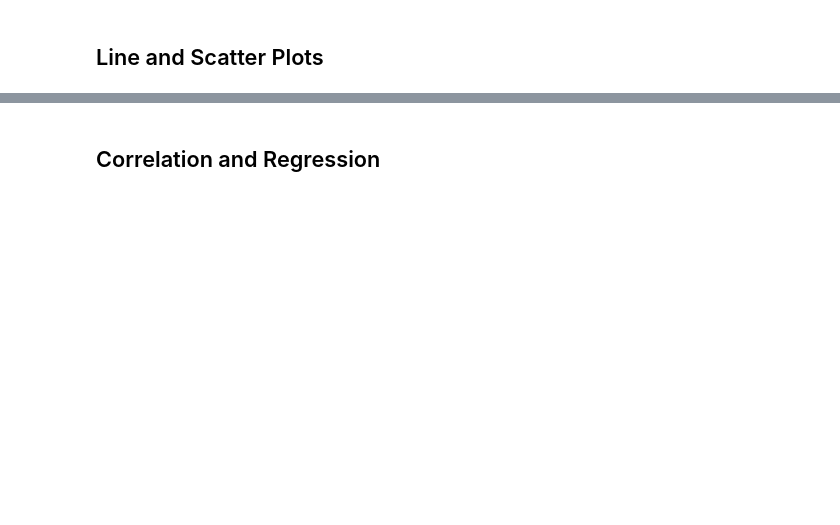
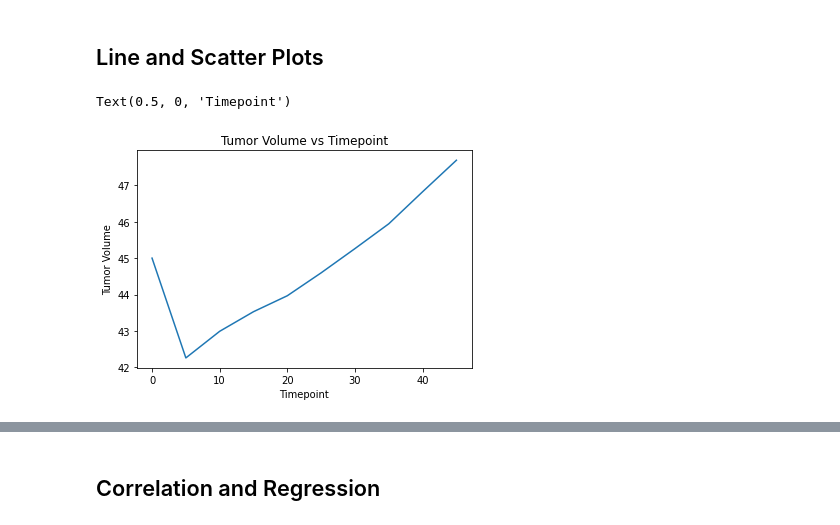
Before and after one commit to joelox87/matplotlib-challenge, a Jupyter notebook: pymaceuticals.ipynb, the cells around one changed output, grey strips where cells are left out. Saved outputs shown, nothing was run; the diff lists cells and outputs as text; code cells hidden in the pictures; blank space fills up the shorter version.

```diff
--- a/pymaceuticals.ipynb
+++ b/pymaceuticals.ipynb
@@ -232,0 +338,17 @@ plt.pie(distribution)
+# %%
+# Generate a line plot of tumor volume vs. time point for a mouse treated with Capomulin
+
+## Filter the data to retrieve only the mice treated with the Capomulin regimen
+lineplotdata = cleaneddata.drop(cleaneddata.loc[cleaneddata["Drug Regimen"] != "Capomulin"].index)
+
+## Filter the data to retrieve only Mouse ID i557
+lineplotdata = cleaneddata.drop(cleaneddata.loc[cleaneddata["Mouse ID"] != "i557"].index)
+
+## Generate and display line plot
+plt.plot(lineplotdata["Timepoint"], lineplotdata["Tumor Volume (mm3)"])
+plt.title("Tumor Volume vs Timepoint")
+plt.ylabel("Tumor Volume")
+plt.xlabel("Timepoint")
+# %% [output]
+Text(0.5, 0, 'Timepoint')
+[figure, added]
```
Also changed, not shown: parts of 11 cells of this notebook.
